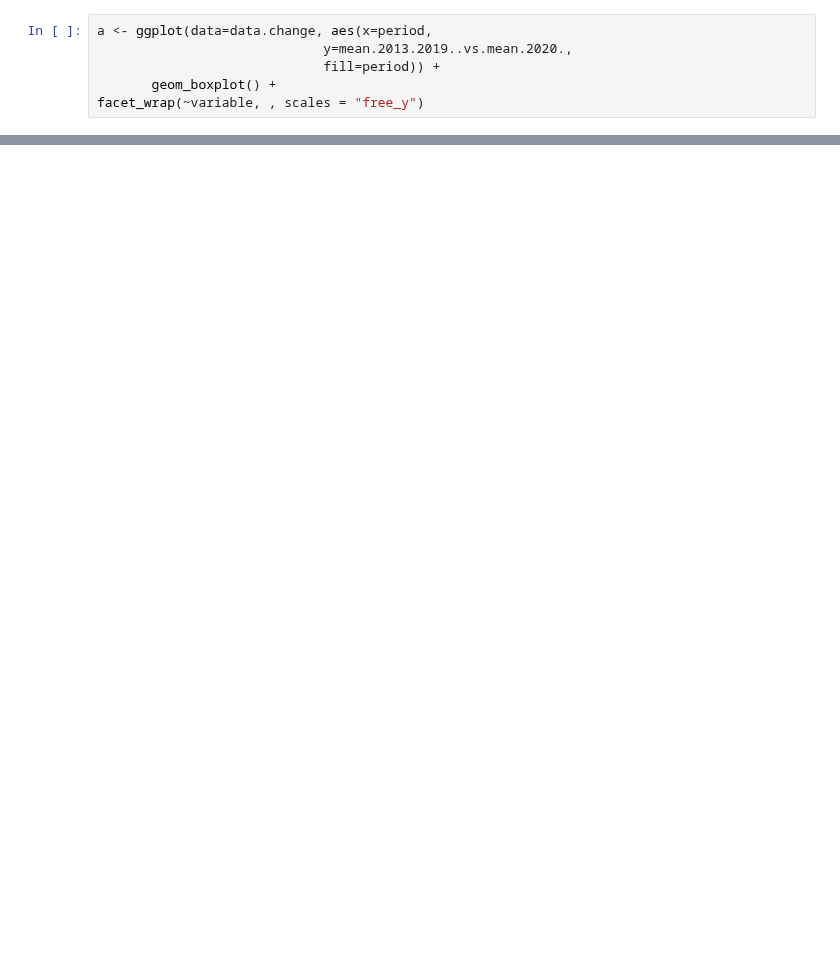
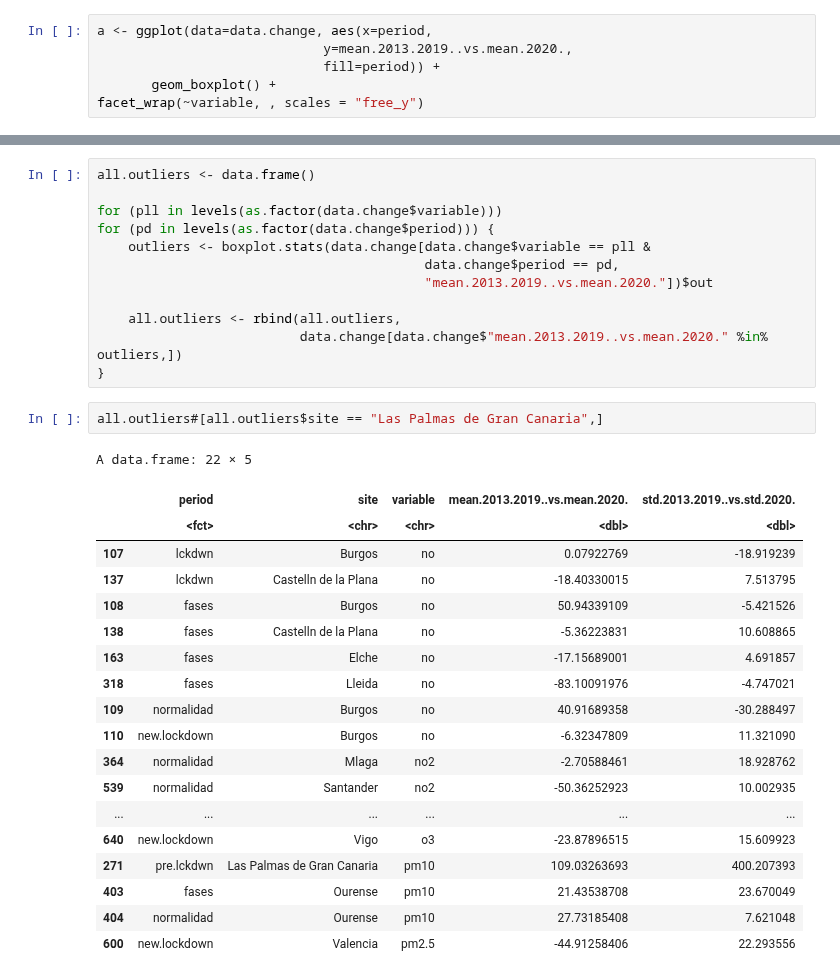
Before and after one commit to Jaimedgp/AirQualityCOVID, a Jupyter notebook: notebooks/Analisis/BoxPlots.ipynb, the cells around one changed output, grey strips where cells are left out. Saved outputs shown, nothing was run; the diff lists cells and outputs as text; blank space fills up the shorter version.

```diff
--- a/notebooks/Analisis/BoxPlots.ipynb
+++ b/notebooks/Analisis/BoxPlots.ipynb
@@ -56,0 +64,34 @@ Warning message:
+# %%
+all.outliers <- data.frame()
+
+for (pll in levels(as.factor(data.change$variable)))
+for (pd in levels(as.factor(data.change$period))) {
+    outliers <- boxplot.stats(data.change[data.change$variable == pll &
+                                          data.change$period == pd,
+                                          "mean.2013.2019..vs.mean.2020."])$out
+
+    all.outliers <- rbind(all.outliers,
+                          data.change[data.change$"mean.2013.2019..vs.mean.2020." %in% outliers,])
+}
+# %%
+all.outliers#[all.outliers$site == "Las Palmas de Gran Canaria",]
+# %% [output]
+A data.frame: 22 × 5
+|  | period | site | variable | mean.2013.2019..vs.mean.2020. | std.2013.2019..vs.std.2020. |
+|  | <fct> | <chr> | <chr> | <dbl> | <dbl> |
+| 107 | lckdwn | Burgos | no | 0.07922769 | -18.919239 |
+| 137 | lckdwn | Castelln de la Plana | no | -18.40330015 | 7.513795 |
+| 108 | fases | Burgos | no | 50.94339109 | -5.421526 |
+| 138 | fases | Castelln de la Plana | no | -5.36223831 | 10.608865 |
+| 163 | fases | Elche | no | -17.15689001 | 4.691857 |
+| 318 | fases | Lleida | no | -83.10091976 | -4.747021 |
+| 109 | normalidad | Burgos | no | 40.91689358 | -30.288497 |
+| 110 | new.lockdown | Burgos | no | -6.32347809 | 11.321090 |
+| 364 | normalidad | Mlaga | no2 | -2.70588461 | 18.928762 |
+| 539 | normalidad | Santander | no2 | -50.36252923 | 10.002935 |
+| ... | ... | ... | ... | ... | ... |
+| 640 | new.lockdown | Vigo | o3 | -23.87896515 | 15.609923 |
+| 271 | pre.lckdwn | Las Palmas de Gran Canaria | pm10 | 109.03263693 | 400.207393 |
+| 403 | fases | Ourense | pm10 | 21.43538708 | 23.670049 |
+| 404 | normalidad | Ourense | pm10 | 27.73185408 | 7.621048 |
+| 600 | new.lockdown | Valencia | pm2.5 | -44.91258406 | 22.293556 |
```
Also changed, not shown: parts of 6 cells of this notebook, 1 other file.
